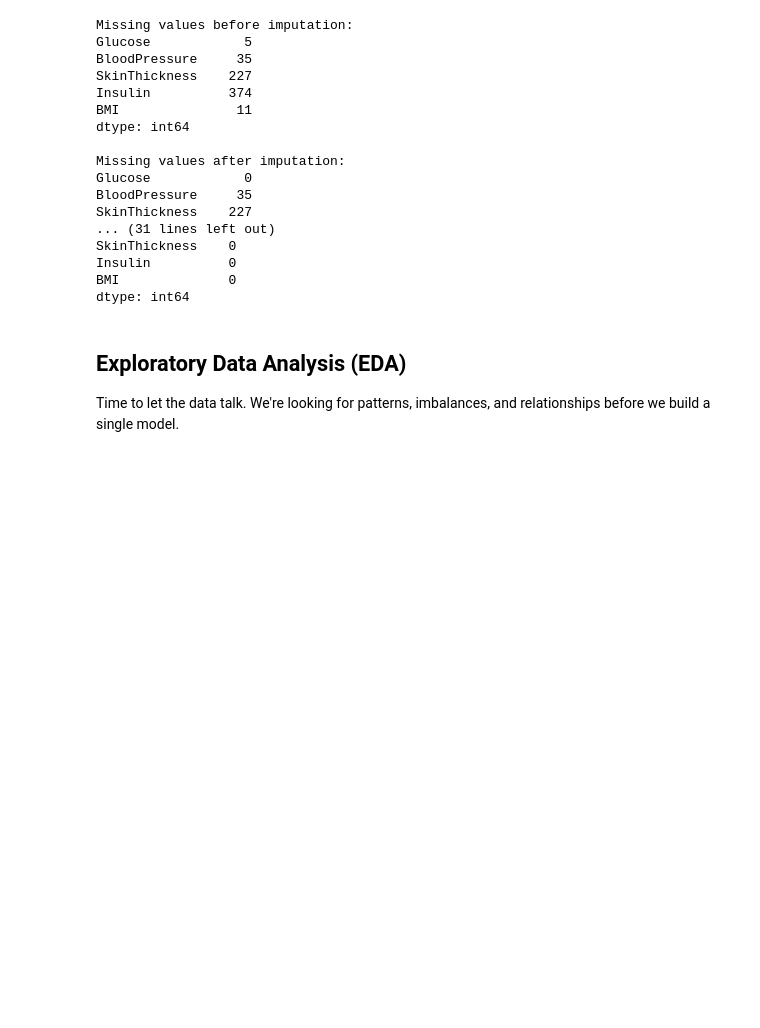
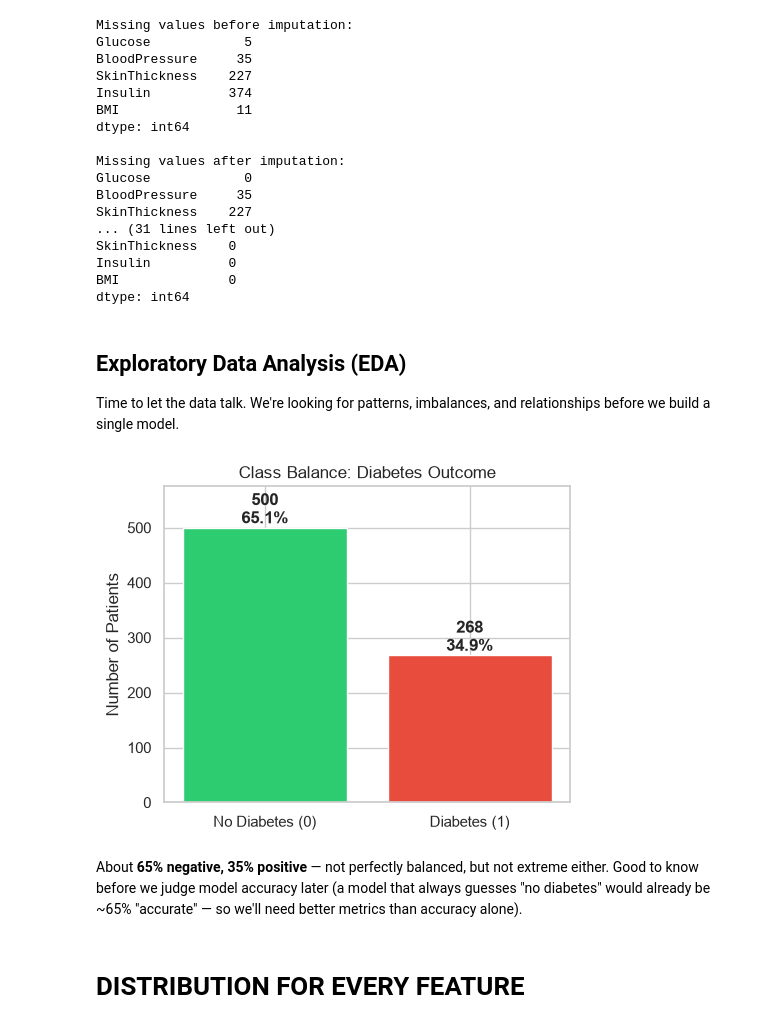
Before and after one commit to khing-fm/Data_Science, a Jupyter notebook: Diabetes_report.ipynb, the cells around one changed output. Saved outputs shown, nothing was run; the diff lists cells and outputs as text; code cells hidden in the pictures; blank space fills up the shorter version.

```diff
--- a/Diabetes_report.ipynb
+++ b/Diabetes_report.ipynb
@@ -182,12 +180,19 @@ Time to let the data talk. We're looking for patterns, imbalances, and relations
 # %%
 fig, ax = plt.subplots(figsize=(5, 4))
 counts = df_clean["Outcome"].value_counts().sort_index()
-laabels = ["No Diabetes (0)", "Diabetes (1)"]
+labels = ["No Diabetes (0)", "Diabetes (1)"]
 colors = ["#2ecc71", "#e74c3c"]
 ax.bar(labels, counts.values, color=colors)
 for i, v in enumerate(counts.values):
     ax.text(i, v + 8, f"{v}\n{v/len(df_clean)*100:.1f}%", ha="center", fontweight="bold")
+ax.set_ylim(0, counts.max() * 1.15)
 ax.set_title("Class Balance: Diabetes Outcome")
 ax.set_ylabel("Number of Patients")
 plt.tight_layout()
 plt.show()
+# %% [output]
+[figure, added]
+# %% [markdown]
+About **65% negative, 35% positive** — not perfectly balanced, but not extreme either. Good to know before we judge model accuracy later (a model that always guesses "no diabetes" would already be ~65% "accurate" — so we'll need better metrics than accuracy alone).
+# %% [markdown]
+# DISTRIBUTION FOR EVERY FEATURE
```
Also changed, not shown: parts of 2 cells of this notebook, 1 other file.
